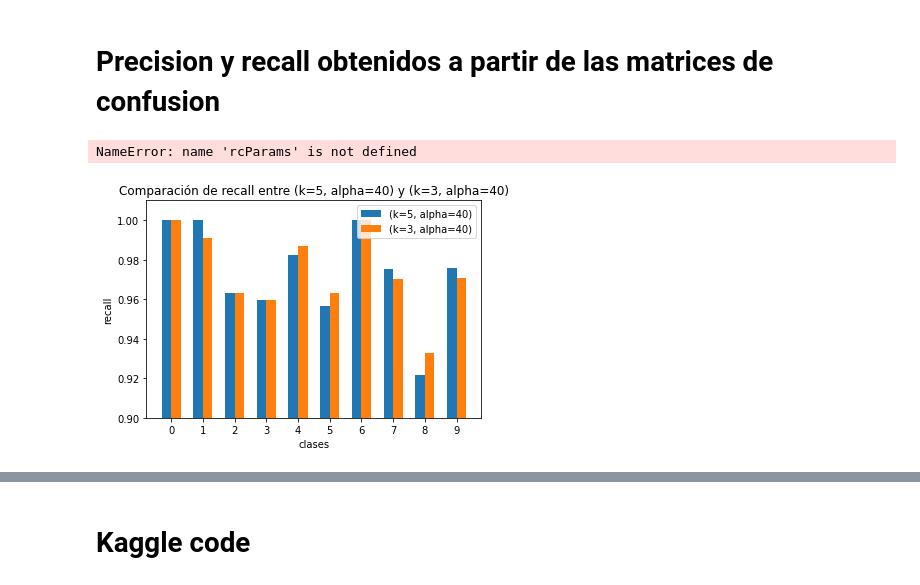
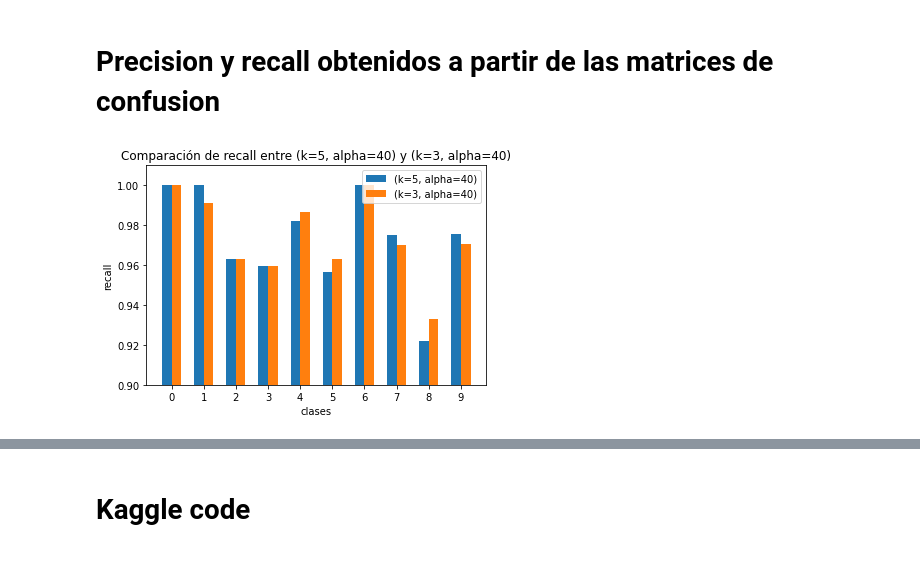
Before and after one commit to ddrenteria/MNtp2, a Jupyter notebook: metnum-tp2-1C2021/tp2-alu/tp2/notebooks/main.ipynb, the cells around one changed output, grey strips where cells are left out. Cells and saved outputs as stored; diff of their text form; code cells hidden in the pictures.

```diff
--- a/metnum-tp2-1C2021/tp2-alu/tp2/notebooks/main.ipynb
+++ b/metnum-tp2-1C2021/tp2-alu/tp2/notebooks/main.ipynb
@@ -1907,33 +1907,31 @@ print(label_340)
 # %%
 #Comparacion recall
 
 labels = [0,1,2,3,4,5,6,7,8,9]
 
 array540 = [1, 1, 0.963157894736842, 0.95959595959596, 0.982300884955752, 0.95679012345679,
             1, 0.975247524752475, 0.921787709497207, 0.975609756097561]
 array340 = [1, 0.991111111111111, 0.963157894736842, 0.95959595959596, 0.986725663716814,
             0.962962962962963, 1, 0.97029702970297, 0.932960893854749, 0.970731707317073]
 
 x = np.arange(len(labels))  # the label locations
 width = 0.3  # the width of the bars
 
 fig, ax = plt.subplots()
 rects1 = ax.bar(x - width/2, array540, width, label='(k=5, alpha=40)')
 rects3 = ax.bar(x + width/2, array340, width, label='(k=3, alpha=40)')
 
 # Add some text for labels, title and custom x-axis tick labels, etc.
 ax.set_ylabel('recall')
 ax.set_xlabel('clases')
 ax.set_title('Comparación de recall entre (k=5, alpha=40) y (k=3, alpha=40)')
 ax.set_xticks(x)
 ax.set_xticklabels(labels)
 ax.legend()
 plt.ylim([0.90,1.01])
 
 
-rcParams['figure.figsize'] = 7, 4
 fig.tight_layout()
 plt.show()
 # %% [output]
-NameError: name 'rcParams' is not defined
-[figure, old version]
+[figure, new version]
```
Also changed, not shown: parts of 1 cell of this notebook, 28 other files.
